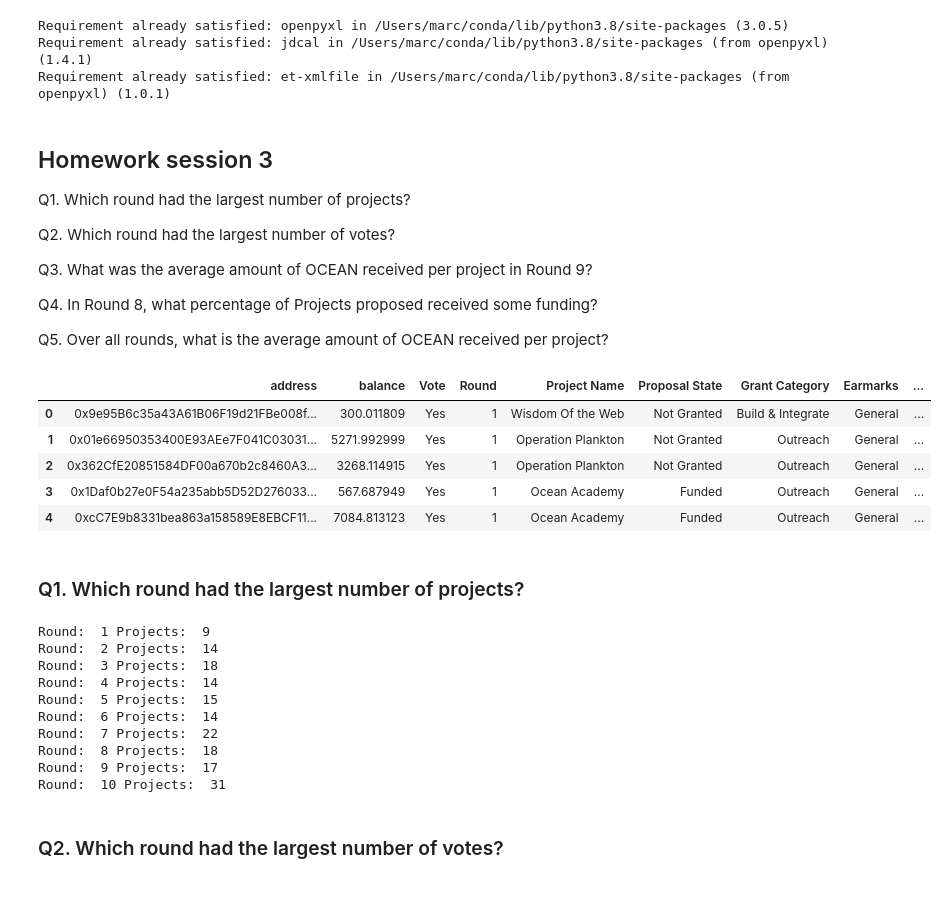
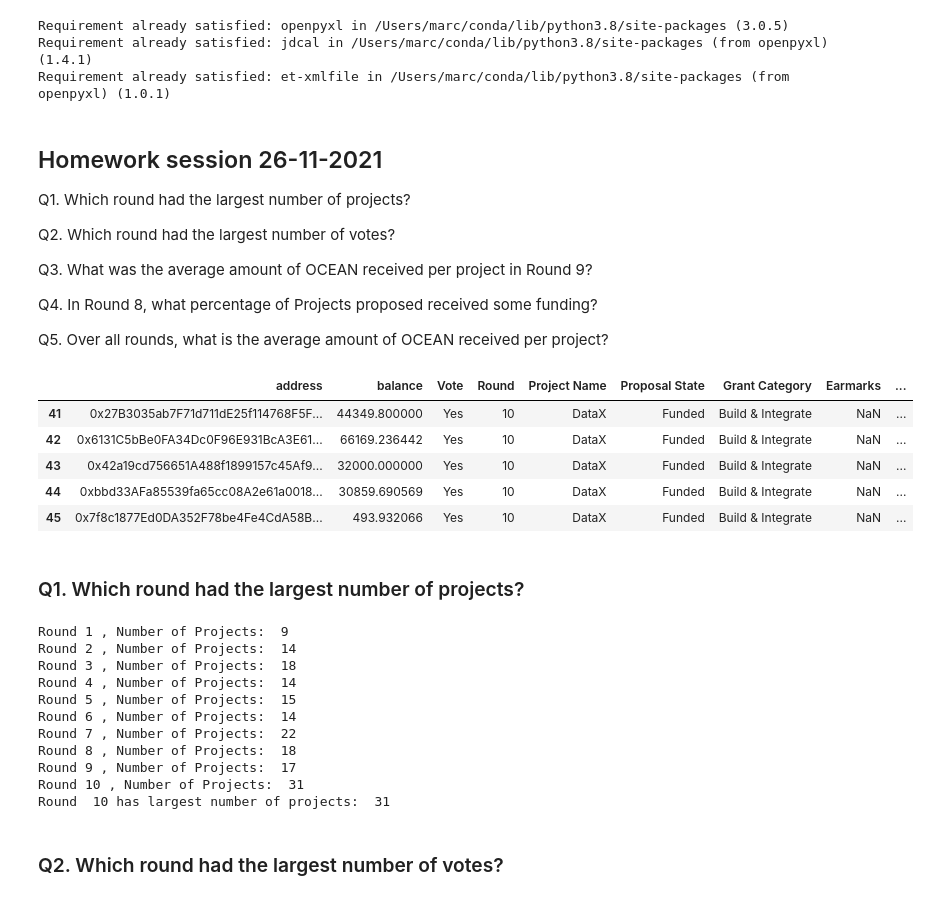
Before and after one commit to le-dawg/OceanProtocol-Rounds-Data, a Jupyter notebook: OceanDAO-data-analysis.ipynb, the cells around one changed output. Drawn from its saved outputs; the diff is of its cells as text; code cells hidden in the pictures.

Commit message:
data analysis homework

```diff
--- a/OceanDAO-data-analysis.ipynb
+++ b/OceanDAO-data-analysis.ipynb
@@ -481,7 +481,7 @@ final_data = pd.concat([early_rds_data, late_rounds_data])
 # %%
 final_data.to_csv("ocean-votes-round-1-to-10.csv")
 # %% [markdown]
-## Homework session 3
+## Homework session 26-11-2021
 
 Q1. Which round had the largest number of projects?
 
@@ -493,31 +493,38 @@ Q4. In Round 8, what percentage of Projects proposed received some funding?
 
 Q5. Over all rounds, what is the average amount of OCEAN received per project?
 # %%
-final_data.head()
+final_data.tail()
 # %% [output]
 |  | address | balance | Vote | Round | Project Name | Proposal State | Grant Category | Earmarks | ... |
-| 0 | 0x9e95B6c35a43A61B06F19d21FBe008f... | 300.011809 | Yes | 1 | Wisdom Of the Web | Not Granted | Build & Integrate | General | ... |
-| 1 | 0x01e66950353400E93AEe7F041C03031... | 5271.992999 | Yes | 1 | Operation Plankton | Not Granted | Outreach | General | ... |
-| 2 | 0x362CfE20851584DF00a670b2c8460A3... | 3268.114915 | Yes | 1 | Operation Plankton | Not Granted | Outreach | General | ... |
-| 3 | 0x1Daf0b27e0F54a235abb5D52D276033... | 567.687949 | Yes | 1 | Ocean Academy | Funded | Outreach | General | ... |
-| 4 | 0xcC7E9b8331bea863a158589E8EBCF11... | 7084.813123 | Yes | 1 | Ocean Academy | Funded | Outreach | General | ... |
+| 41 | 0x27B3035ab7F71d711dE25f114768F5F... | 44349.800000 | Yes | 10 | DataX | Funded | Build & Integrate | NaN | ... |
+| 42 | 0x6131C5bBe0FA34Dc0F96E931BcA3E61... | 66169.236442 | Yes | 10 | DataX | Funded | Build & Integrate | NaN | ... |
+| 43 | 0x42a19cd756651A488f1899157c45Af9... | 32000.000000 | Yes | 10 | DataX | Funded | Build & Integrate | NaN | ... |
+| 44 | 0xbbd33AFa85539fa65cc08A2e61a0018... | 30859.690569 | Yes | 10 | DataX | Funded | Build & Integrate | NaN | ... |
+| 45 | 0x7f8c1877Ed0DA352F78be4Fe4CdA58B... | 493.932066 | Yes | 10 | DataX | Funded | Build & Integrate | NaN | ... |
 # %% [markdown]
 ### Q1. Which round had the largest number of projects?
 # %%
+max_projects = 0
 for i in range(1,11):
   df = final_data[final_data['Round'] == i]
-  print("Round: ", i, "Projects: " , df['Project Name'].nunique())
+  nr_projects = df['Project Name'].nunique()
+  if nr_projects > max_projects:
+    max_projects = nr_projects
+    round = i
+  print("Round", i, ", Number of Projects: " , nr_projects)
+print("Round ", round, "has largest number of projects: ", max_projects)
 # %% [output]
-Round:  1 Projects:  9
-Round:  2 Projects:  14
-Round:  3 Projects:  18
-Round:  4 Projects:  14
-Round:  5 Projects:  15
-Round:  6 Projects:  14
-Round:  7 Projects:  22
-Round:  8 Projects:  18
-Round:  9 Projects:  17
-Round:  10 Projects:  31
+Round 1 , Number of Projects:  9
+Round 2 , Number of Projects:  14
+Round 3 , Number of Projects:  18
+Round 4 , Number of Projects:  14
+Round 5 , Number of Projects:  15
+Round 6 , Number of Projects:  14
+Round 7 , Number of Projects:  22
+Round 8 , Number of Projects:  18
+Round 9 , Number of Projects:  17
+Round 10 , Number of Projects:  31
+Round  10 has largest number of projects:  31
 # %% [markdown]
 ### Q2. Which round had the largest number of votes?
 # %% [markdown]
```
Also changed, not shown: parts of 7 cells of this notebook.
